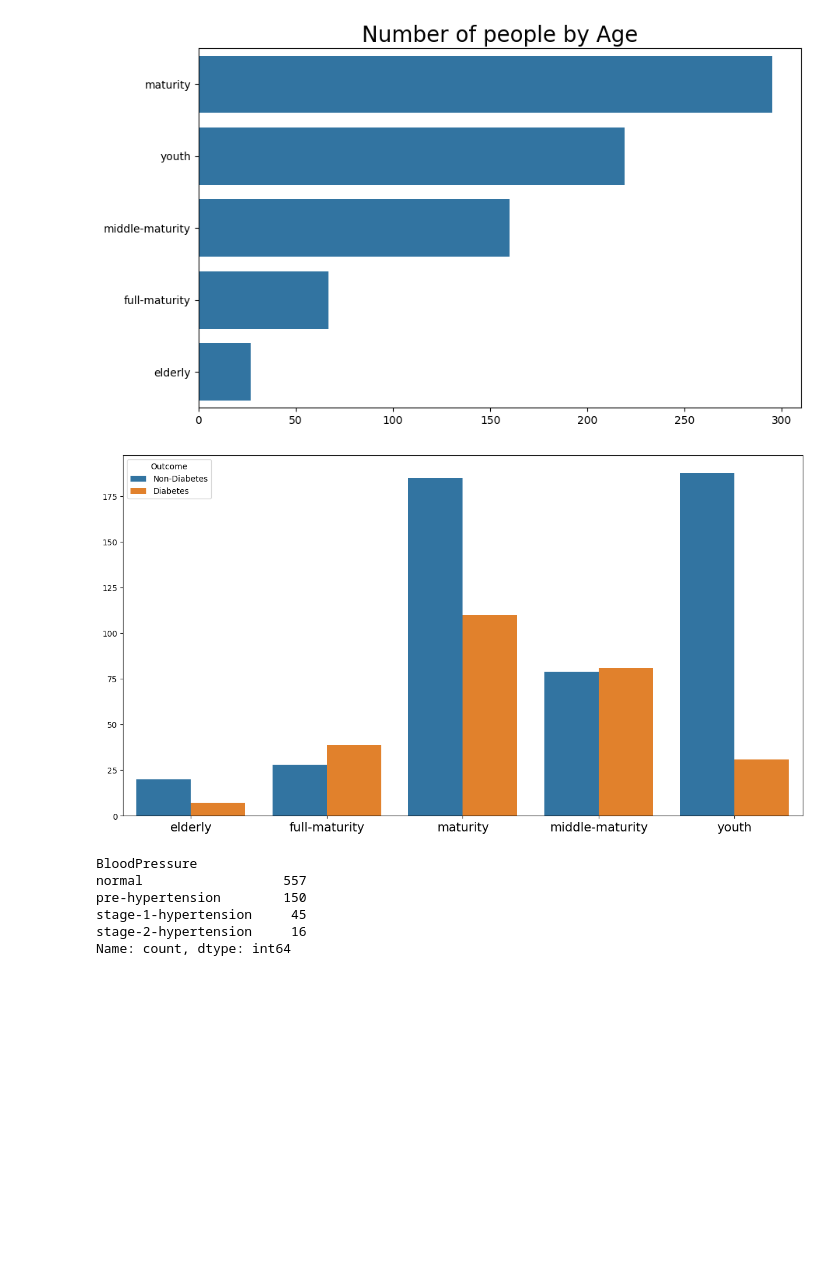
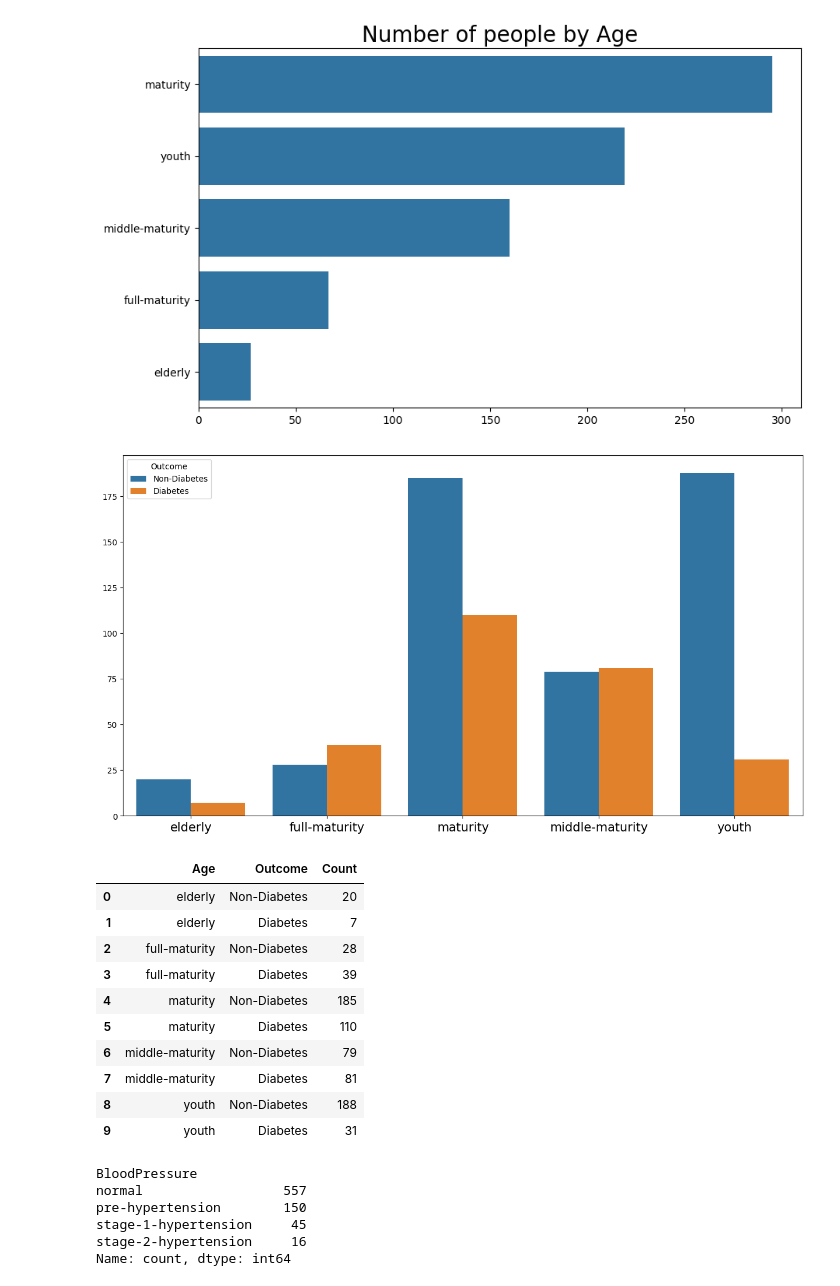
Before and after one commit to Refanz/diabetes-predictive-analytic, a Jupyter notebook: notebook.ipynb, the cells around one changed output. Saved outputs shown, nothing was run; the diff lists cells and outputs as text; code cells hidden in the pictures; blank space fills up the shorter version.

```diff
--- a/notebook.ipynb
+++ b/notebook.ipynb
@@ -304,24 +303,37 @@ plt.show()
 # %%
 # Melihat demografi penderita diabetes dan non-diabetes berdasarkan umur
 byage_df = age_df.groupby(by=['Age', 'Outcome']).size().reset_index(name='Count')
 byage_df['Outcome'] = byage_df['Outcome'].map({0: "Non-Diabetes", 1: "Diabetes"})
 
 plt.figure(figsize=(15, 8))
 
 sns.barplot(
     y="Count",
     x="Age",
     hue='Outcome',
     data=byage_df,
     errorbar=None,
 )
 
 plt.tick_params(axis='x', labelsize=15)
 plt.xlabel(None)
 plt.ylabel(None)
 plt.show()
+
+byage_df
 # %% [output]
 [figure]
+|  | Age | Outcome | Count |
+| 0 | elderly | Non-Diabetes | 20 |
+| 1 | elderly | Diabetes | 7 |
+| 2 | full-maturity | Non-Diabetes | 28 |
+| 3 | full-maturity | Diabetes | 39 |
+| 4 | maturity | Non-Diabetes | 185 |
+| 5 | maturity | Diabetes | 110 |
+| 6 | middle-maturity | Non-Diabetes | 79 |
+| 7 | middle-maturity | Diabetes | 81 |
+| 8 | youth | Non-Diabetes | 188 |
+| 9 | youth | Diabetes | 31 |
 # %%
 # Membuat fungsi untuk menentukan kategori berdasarkan rentang tekanan darah
 def check_blood_pressure(blood_pressure):
```
Also changed, not shown: parts of 6 cells of this notebook, 8 other files.
